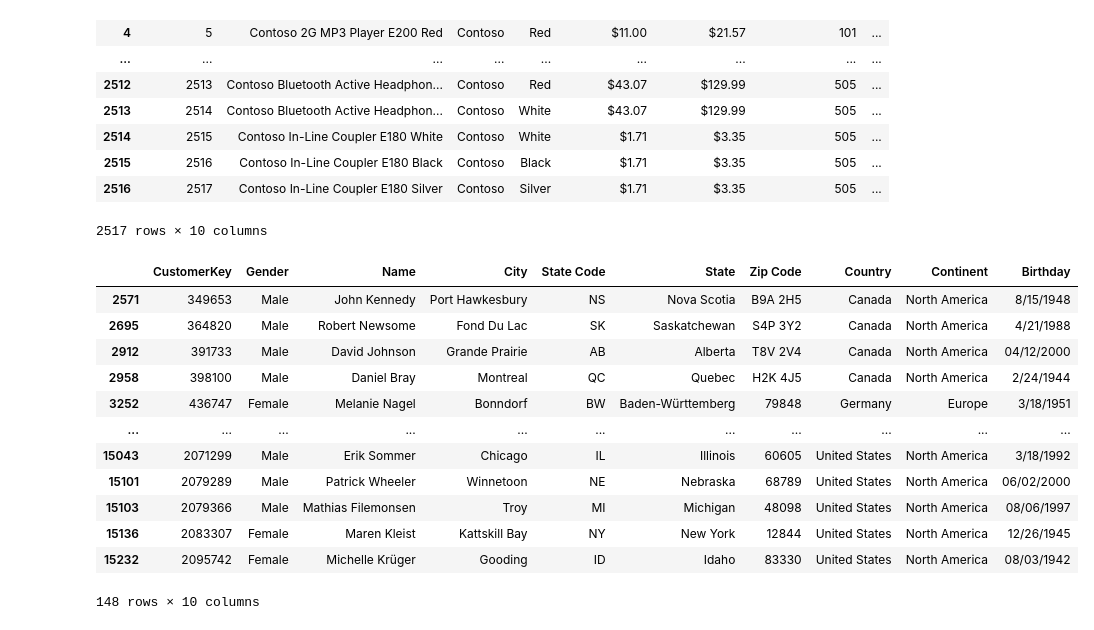
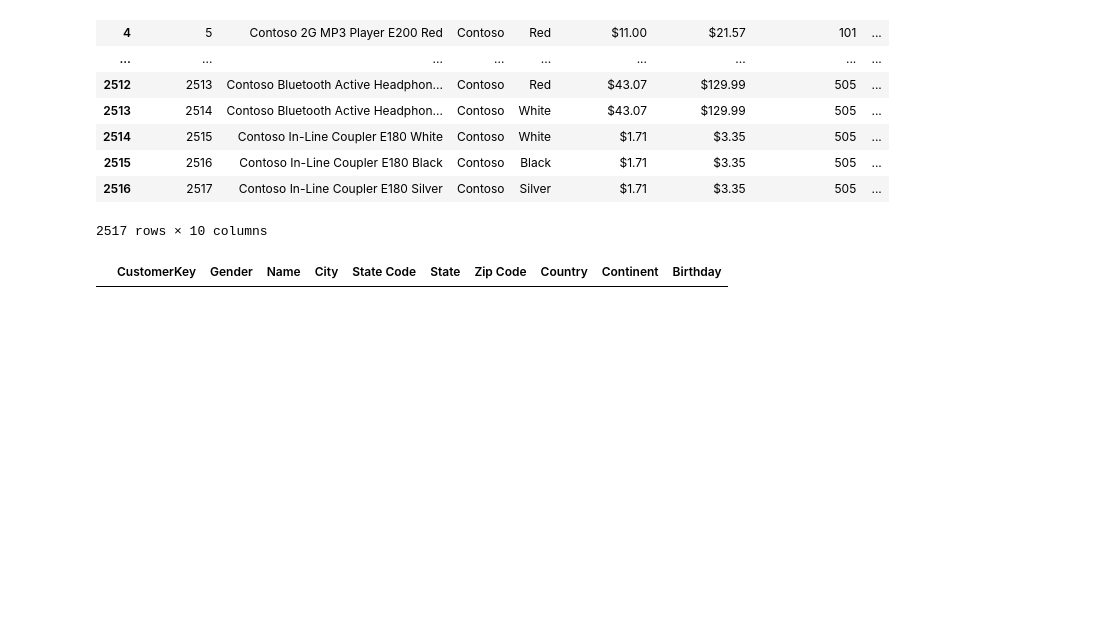
Before and after one commit to sriharinivaasan/DataSpark-Illuminating-Insights-for-Global-Electronics, a Jupyter notebook: project2/guvi_project2pyfile.ipynb, the cells around one changed output. Saved outputs shown, nothing was run; the diff lists cells and outputs as text; code cells hidden in the pictures; blank space fills up the shorter version.

```diff
--- a/project2/guvi_project2pyfile.ipynb
+++ b/project2/guvi_project2pyfile.ipynb
@@ -606,18 +627,6 @@ dfpr
 | 2516 | 2517 | Contoso In-Line Coupler E180 Silver | Contoso | Silver | $1.71 | $3.35 | 505 | ... |
 2517 rows × 10 columns
 # %%
-dfcustomers[dfcustomers.duplicated(subset=['Name'])]
+dfcustomers[dfcustomers.duplicated(subset=['Name','City','Birthday'])]
 # %% [output]
 |  | CustomerKey | Gender | Name | City | State Code | State | Zip Code | Country | Continent | Birthday |
-| 2571 | 349653 | Male | John Kennedy | Port Hawkesbury | NS | Nova Scotia | B9A 2H5 | Canada | North America | 8/15/1948 |
-| 2695 | 364820 | Male | Robert Newsome | Fond Du Lac | SK | Saskatchewan | S4P 3Y2 | Canada | North America | 4/21/1988 |
-| 2912 | 391733 | Male | David Johnson | Grande Prairie | AB | Alberta | T8V 2V4 | Canada | North America | 04/12/2000 |
-| 2958 | 398100 | Male | Daniel Bray | Montreal | QC | Quebec | H2K 4J5 | Canada | North America | 2/24/1944 |
-| 3252 | 436747 | Female | Melanie Nagel | Bonndorf | BW | Baden-Württemberg | 79848 | Germany | Europe | 3/18/1951 |
-| ... | ... | ... | ... | ... | ... | ... | ... | ... | ... | ... |
-| 15043 | 2071299 | Male | Erik Sommer | Chicago | IL | Illinois | 60605 | United States | North America | 3/18/1992 |
-| 15101 | 2079289 | Male | Patrick Wheeler | Winnetoon | NE | Nebraska | 68789 | United States | North America | 06/02/2000 |
-| 15103 | 2079366 | Male | Mathias Filemonsen | Troy | MI | Michigan | 48098 | United States | North America | 08/06/1997 |
-| 15136 | 2083307 | Female | Maren Kleist | Kattskill Bay | NY | New York | 12844 | United States | North America | 12/26/1945 |
-| 15232 | 2095742 | Female | Michelle Krüger | Gooding | ID | Idaho | 83330 | United States | North America | 08/03/1942 |
-148 rows × 10 columns
```
Also changed, not shown: parts of 10 cells of this notebook, 1 other file.
